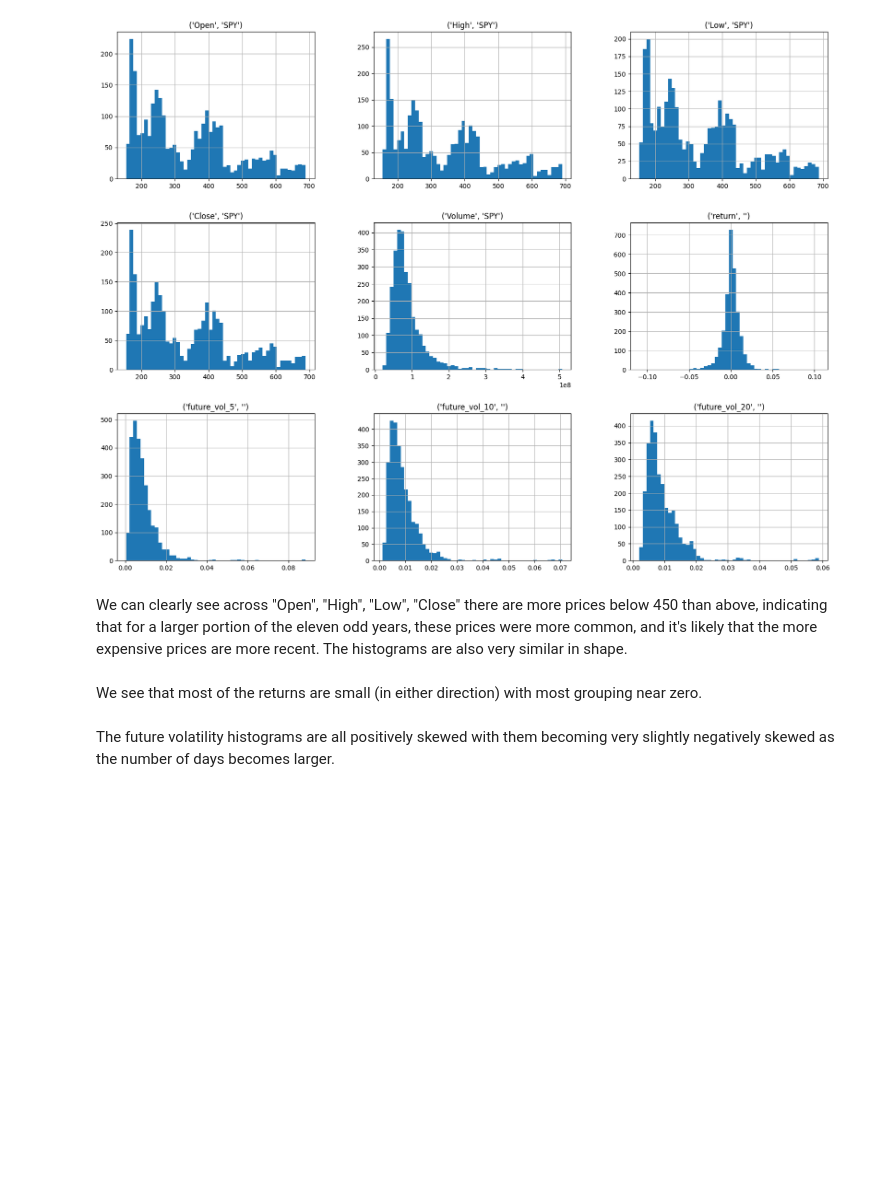
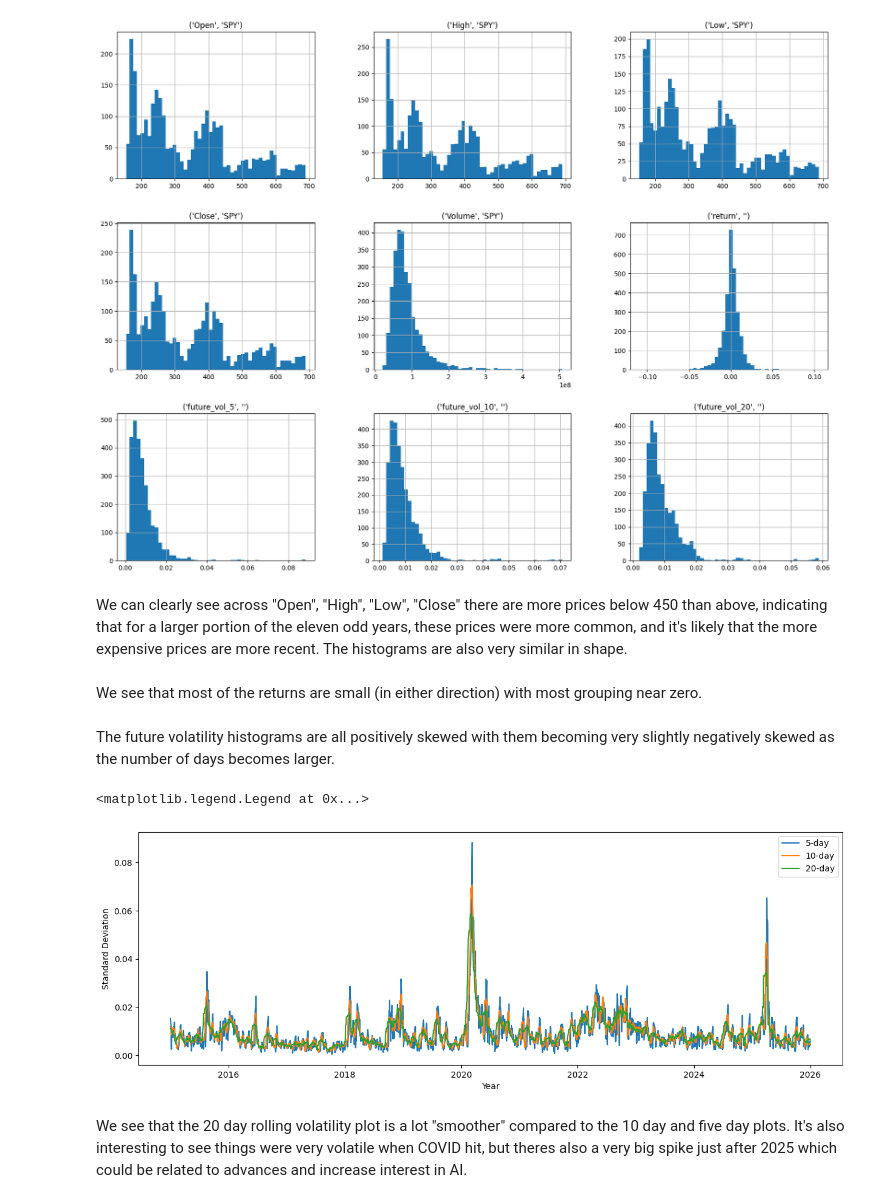
Before and after one commit to Noha-Jung3/Market-Volatility-Prediction, a Jupyter notebook: EDA.ipynb, the cells around one changed output. Saved outputs shown, nothing was run; the diff lists cells and outputs as text; code cells hidden in the pictures; blank space fills up the shorter version.

Commit message:
line plot

```diff
--- a/EDA.ipynb
+++ b/EDA.ipynb
@@ -186,3 +186,16 @@ We can clearly see across "Open", "High", "Low", "Close" there are more prices b
 We see that most of the returns are small (in either direction) with most grouping near zero.
 # %% [markdown]
 The future volatility histograms are all positively skewed with them becoming very slightly negatively skewed as the number of days becomes larger.
+# %%
+plt.figure(figsize=(15, 5))
+plt.plot(prices.index, prices["future_vol_5"], label="5-day")
+plt.plot(prices.index, prices["future_vol_10"], label="10-day")
+plt.plot(prices.index, prices["future_vol_20"], label="20-day")
+plt.xlabel("Year")
+plt.ylabel("Standard Deviation")
+plt.legend()
+# %% [output]
+<matplotlib.legend.Legend at 0x...>
+[figure, added]
+# %% [markdown]
+We see that the 20 day rolling volatility plot is a lot "smoother" compared to the 10 day and five day plots. It's also interesting to see things were very volatile when COVID hit, but theres also a very big spike just after 2025 which could be related to advances and increase interest in AI.
```
